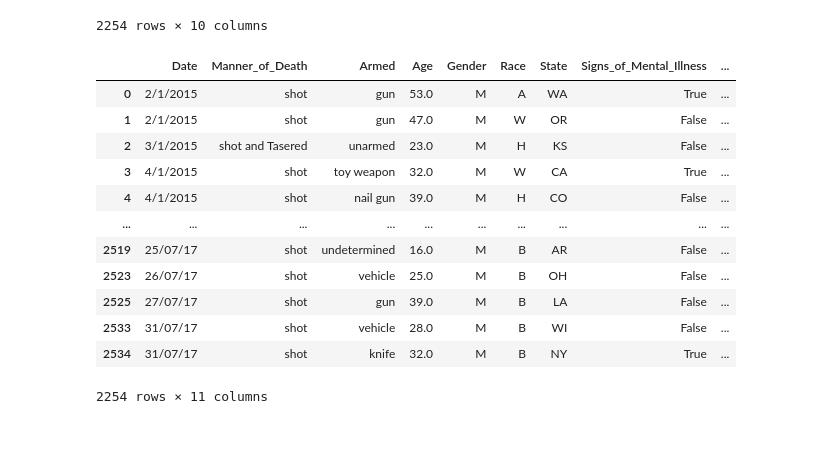
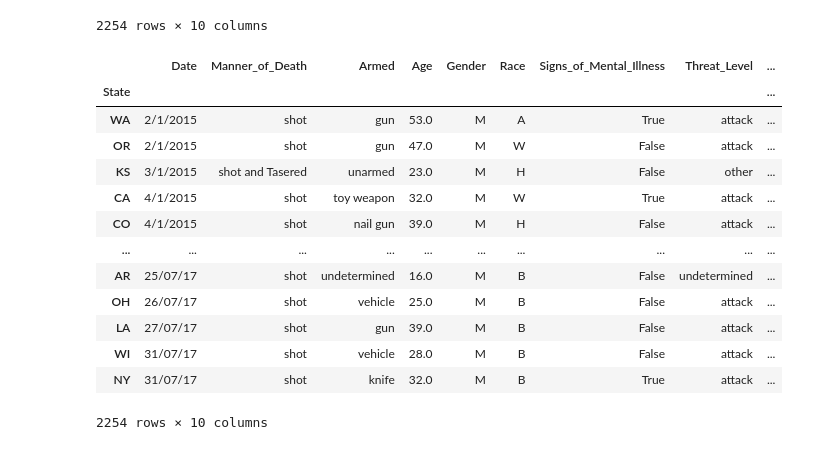
Before and after one commit to BryanWilsonRU/Project2-2020, a Jupyter notebook: police_killings.ipynb, the cells around one changed output. Saved outputs shown, nothing was run; the diff lists cells and outputs as text; code cells hidden in the pictures.

Commit message:
Set State as index and exported as csv

```diff
--- a/police_killings.ipynb
+++ b/police_killings.ipynb
@@ -176,20 +176,21 @@ df = df.rename(columns = {"date": "Date",
                           "flee": "Flee",
                           "body_camera": "Body_Camera"})
 # %%
-df
+df.set_index("State")
 # %% [output]
-|  | Date | Manner_of_Death | Armed | Age | Gender | Race | State | Signs_of_Mental_Illness | ... |
-| 0 | 2/1/2015 | shot | gun | 53.0 | M | A | WA | True | ... |
-| 1 | 2/1/2015 | shot | gun | 47.0 | M | W | OR | False | ... |
-| 2 | 3/1/2015 | shot and Tasered | unarmed | 23.0 | M | H | KS | False | ... |
-| 3 | 4/1/2015 | shot | toy weapon | 32.0 | M | W | CA | True | ... |
-| 4 | 4/1/2015 | shot | nail gun | 39.0 | M | H | CO | False | ... |
+|  | Date | Manner_of_Death | Armed | Age | Gender | Race | Signs_of_Mental_Illness | Threat_Level | ... |
+| State |  |  |  |  |  |  |  |  | ... |
+| WA | 2/1/2015 | shot | gun | 53.0 | M | A | True | attack | ... |
+| OR | 2/1/2015 | shot | gun | 47.0 | M | W | False | attack | ... |
+| KS | 3/1/2015 | shot and Tasered | unarmed | 23.0 | M | H | False | other | ... |
+| CA | 4/1/2015 | shot | toy weapon | 32.0 | M | W | True | attack | ... |
+| CO | 4/1/2015 | shot | nail gun | 39.0 | M | H | False | attack | ... |
 | ... | ... | ... | ... | ... | ... | ... | ... | ... | ... |
-| 2519 | 25/07/17 | shot | undetermined | 16.0 | M | B | AR | False | ... |
-| 2523 | 26/07/17 | shot | vehicle | 25.0 | M | B | OH | False | ... |
-| 2525 | 27/07/17 | shot | gun | 39.0 | M | B | LA | False | ... |
-| 2533 | 31/07/17 | shot | vehicle | 28.0 | M | B | WI | False | ... |
-| 2534 | 31/07/17 | shot | knife | 32.0 | M | B | NY | True | ... |
+| AR | 25/07/17 | shot | undetermined | 16.0 | M | B | False | undetermined | ... |
+| OH | 26/07/17 | shot | vehicle | 25.0 | M | B | False | attack | ... |
+| LA | 27/07/17 | shot | gun | 39.0 | M | B | False | attack | ... |
+| WI | 31/07/17 | shot | vehicle | 28.0 | M | B | False | attack | ... |
+| NY | 31/07/17 | shot | knife | 32.0 | M | B | True | attack | ... |
-2254 rows × 11 columns
+2254 rows × 10 columns
 # %%
 df.to_csv("Clean_Data/police_killings.csv", header=True)
```
